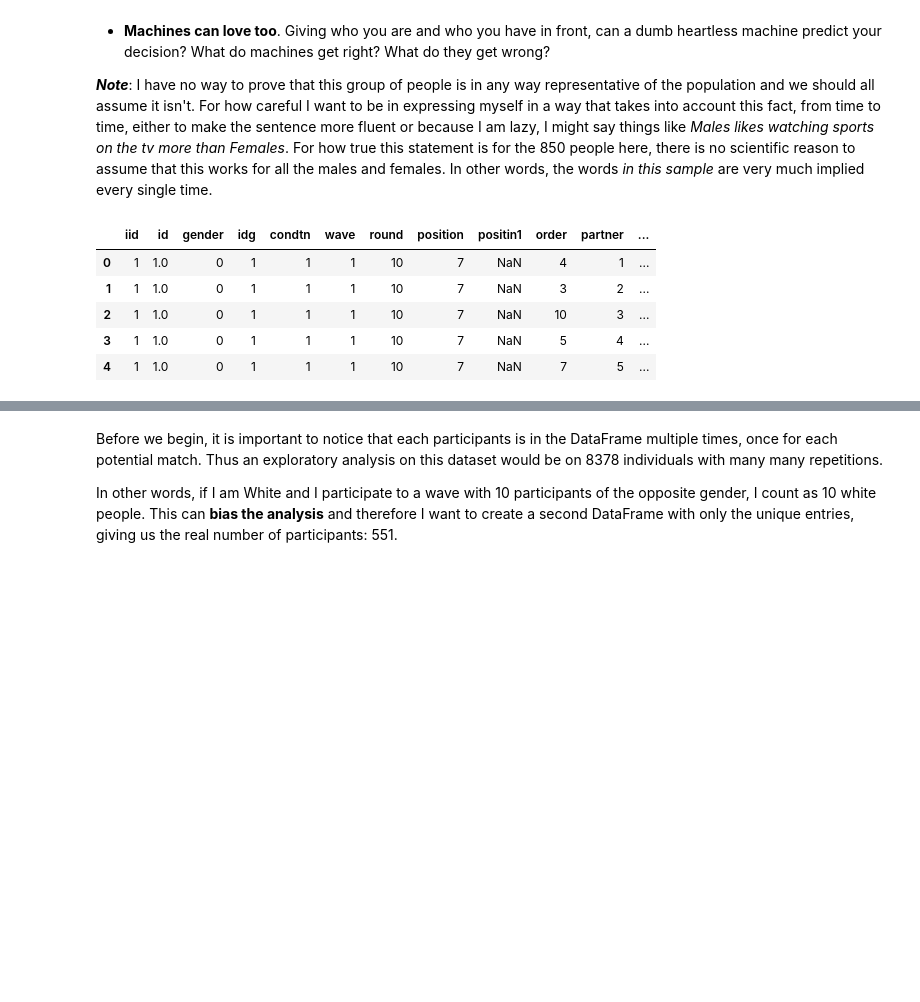
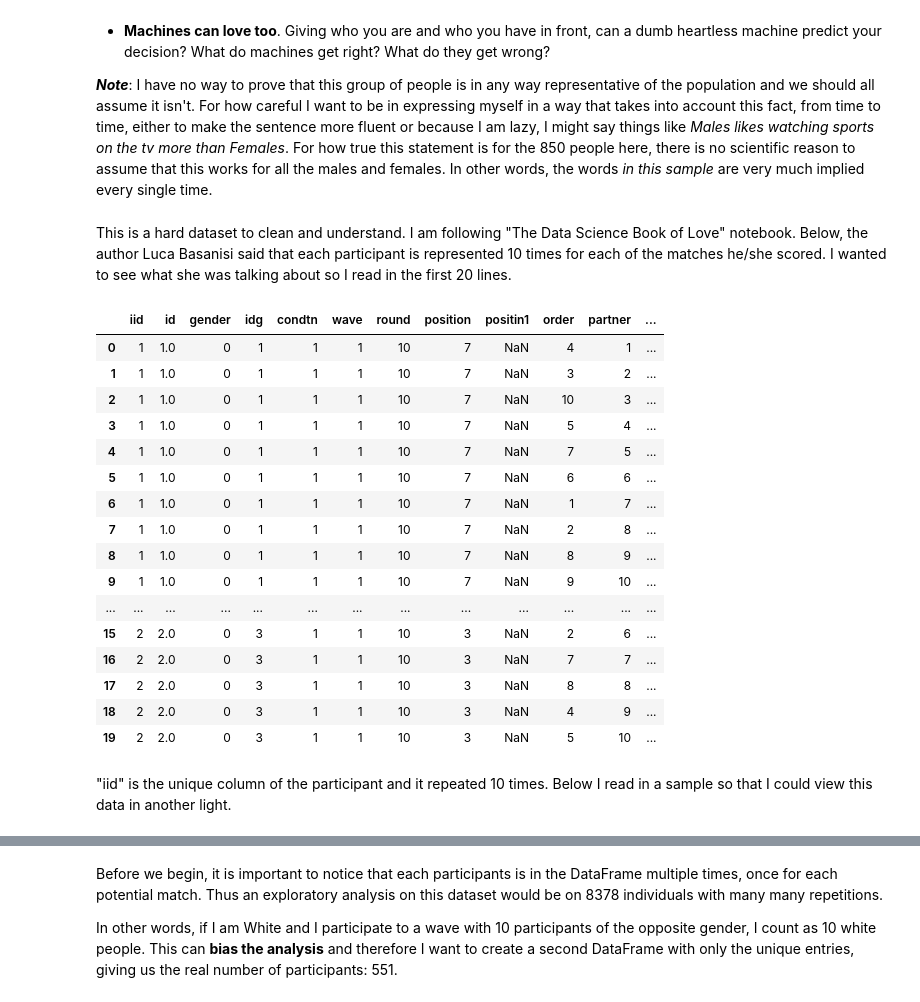
Before and after one commit to villafue/Python_Data_Visualization_Notes, a Jupyter notebook: Data Storytelling/Craft Story Dataset/Reference Notebooks/the-data-science-book-of-love.ipynb, the cells around one changed output, grey strips where cells are left out. Saved outputs shown, nothing was run; the diff lists cells and outputs as text; code cells hidden in the pictures; blank space fills up the shorter version.

```diff
--- a/Data Storytelling/Craft Story Dataset/Reference Notebooks/the-data-science-book-of-love.ipynb
+++ b/Data Storytelling/Craft Story Dataset/Reference Notebooks/the-data-science-book-of-love.ipynb
@@ -32,10 +36,25 @@ pd.set_option('display.max_columns', None)
+# %% [markdown]
+This is a hard dataset to clean and understand. I am following "The Data Science Book of Love" notebook. Below, the author Luca Basanisi said that each participant is represented 10 times for each of the matches he/she scored. I wanted to see what she was talking about so I read in the first 20 lines.
 # %%
 df_full = pd.read_csv('https://raw.githubusercontent.com/villafue/Python_Data_Visualization_Notes/master/Data%20Storytelling/Craft%20Story%20Dataset/Data/Speed%20Dating%20Data.csv', encoding='ISO-8859-1')
-df_full.head()
+df_full.head(20)
 # %% [output]
 |  | iid | id | gender | idg | condtn | wave | round | position | positin1 | order | partner | ... |
 | 0 | 1 | 1.0 | 0 | 1 | 1 | 1 | 10 | 7 | NaN | 4 | 1 | ... |
 | 1 | 1 | 1.0 | 0 | 1 | 1 | 1 | 10 | 7 | NaN | 3 | 2 | ... |
 | 2 | 1 | 1.0 | 0 | 1 | 1 | 1 | 10 | 7 | NaN | 10 | 3 | ... |
 | 3 | 1 | 1.0 | 0 | 1 | 1 | 1 | 10 | 7 | NaN | 5 | 4 | ... |
 | 4 | 1 | 1.0 | 0 | 1 | 1 | 1 | 10 | 7 | NaN | 7 | 5 | ... |
+| 5 | 1 | 1.0 | 0 | 1 | 1 | 1 | 10 | 7 | NaN | 6 | 6 | ... |
+| 6 | 1 | 1.0 | 0 | 1 | 1 | 1 | 10 | 7 | NaN | 1 | 7 | ... |
+| 7 | 1 | 1.0 | 0 | 1 | 1 | 1 | 10 | 7 | NaN | 2 | 8 | ... |
+| 8 | 1 | 1.0 | 0 | 1 | 1 | 1 | 10 | 7 | NaN | 8 | 9 | ... |
+| 9 | 1 | 1.0 | 0 | 1 | 1 | 1 | 10 | 7 | NaN | 9 | 10 | ... |
+| ... | ... | ... | ... | ... | ... | ... | ... | ... | ... | ... | ... | ... |
+| 15 | 2 | 2.0 | 0 | 3 | 1 | 1 | 10 | 3 | NaN | 2 | 6 | ... |
+| 16 | 2 | 2.0 | 0 | 3 | 1 | 1 | 10 | 3 | NaN | 7 | 7 | ... |
+| 17 | 2 | 2.0 | 0 | 3 | 1 | 1 | 10 | 3 | NaN | 8 | 8 | ... |
+| 18 | 2 | 2.0 | 0 | 3 | 1 | 1 | 10 | 3 | NaN | 4 | 9 | ... |
+| 19 | 2 | 2.0 | 0 | 3 | 1 | 1 | 10 | 3 | NaN | 5 | 10 | ... |
+# %% [markdown]
+"iid" is the unique column of the participant and it repeated 10 times. Below I read in a sample so that I could view this data in another light.
```
Also changed, not shown: parts of 102 cells of this notebook.
